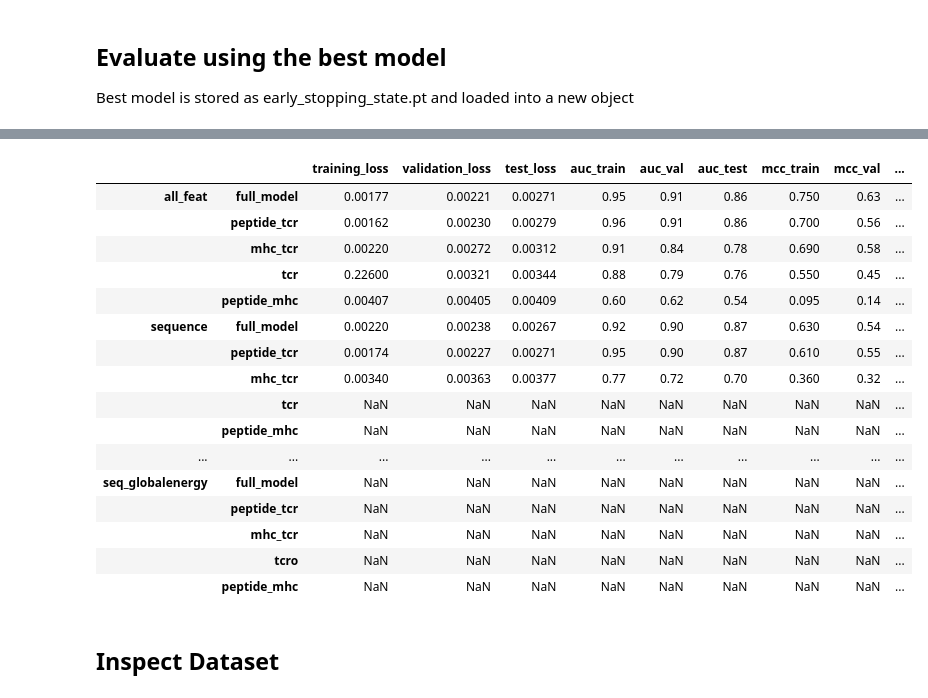
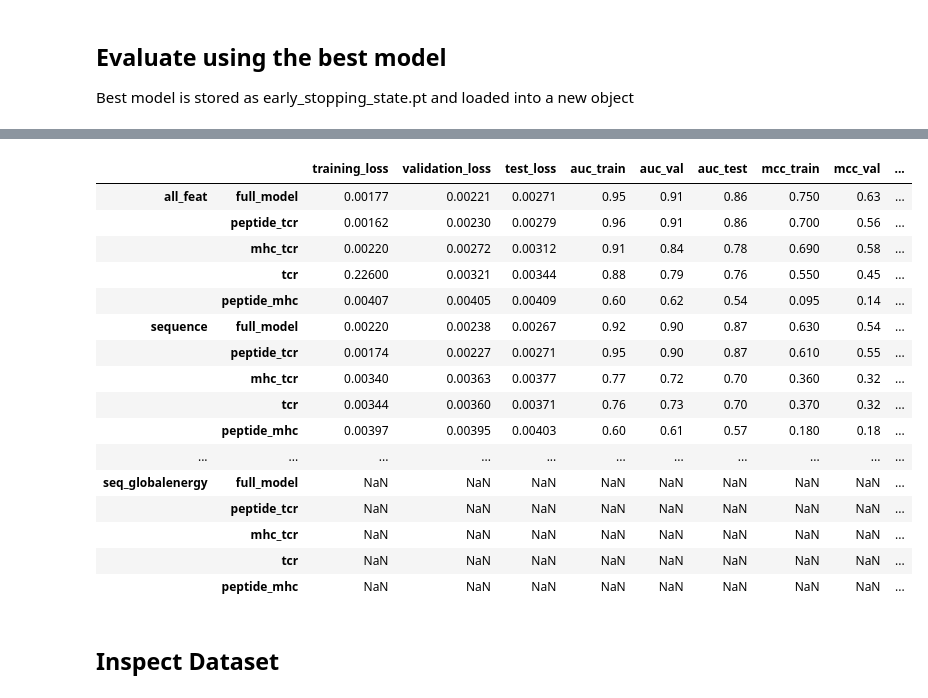
Before and after one commit to chrhjoh/speciale, a Jupyter notebook: scripts/minimize_input.ipynb, the cells around one changed output, grey strips where cells are left out. Drawn from its saved outputs; the diff is of its cells as text; code cells hidden in the pictures.

```diff
--- a/scripts/minimize_input.ipynb
+++ b/scripts/minimize_input.ipynb
@@ -228,40 +228,40 @@ Text(0.5, 1.0, 'Test Data')
 # %%
 arrays=[np.array(["all_feat", "all_feat", "all_feat", "all_feat", "all_feat",
        "sequence", "sequence", "sequence", "sequence", "sequence",
        "energy_terms", "energy_terms", "energy_terms", "energy_terms", "energy_terms",
        "seq_globalenergy", "seq_globalenergy", "seq_globalenergy", "seq_globalenergy", "seq_globalenergy"])
        ,
        np.array(["full_model", "peptide_tcr", "mhc_tcr", "tcr", "peptide_mhc",
        "full_model", "peptide_tcr", "mhc_tcr", "tcr", "peptide_mhc",
        "full_model", "peptide_tcr", "mhc_tcr", "tcr", "peptide_mhc",
-       "full_model", "peptide_tcr", "mhc_tcr", "tcro", "peptide_mhc"])]
+       "full_model", "peptide_tcr", "mhc_tcr", "tcr", "peptide_mhc"])]
 
-pd.DataFrame({"training_loss" : [0.00177, 0.00162, 0.00220, 0.226, 0.00407, 0.00220, 0.00174, 0.00340, None, None, None, None, None, None, None, None, None, None, None, None],
-              "validation_loss" : [0.00221, 0.00230 , 0.00272, 0.00321, 0.00405, 0.00238, 0.00227, 0.00363, None, None, None, None, None, None, None, None, None, None, None, None],
-              "test_loss" : [0.00271, 0.00279, 0.00312, 0.00344, 0.00409, 0.00267, 0.00271, 0.00377, None, None, None, None, None, None, None, None, None, None, None, None],
-              "auc_train" : [0.95, 0.96, 0.91, 0.88, 0.60, 0.92, 0.95, 0.77, None, None, None, None, None, None, None, None, None, None, None, None],
-              "auc_val" : [0.91, 0.91, 0.84, 0.79, 0.62, 0.90, 0.90, 0.72, None, None, None, None, None, None, None, None, None, None, None, None],
-              "auc_test" : [0.86, 0.86, 0.78, 0.76, 0.54, 0.87, 0.87, 0.70, None, None, None, None, None, None, None, None, None, None, None, None],
-              "mcc_train" : [0.75, 0.70, 0.69, 0.55, 0.095, 0.63, 0.61, 0.36, None, None, None, None, None, None, None, None, None, None, None, None],
-              "mcc_val" : [0.63, 0.56, 0.58, 0.45, 0.14, 0.54, 0.55, 0.32, None, None, None, None, None, None, None, None, None, None, None, None],
-              "mcc_test" : [0.54, 0.52, 0.51, 0.41, 0.047, 0.49, 0.47, 0.31, None, None, None, None, None, None, None, None, None, None, None, None]}, index=arrays)
+pd.DataFrame({"training_loss" : [0.00177, 0.00162, 0.00220, 0.226, 0.00407, 0.00220, 0.00174, 0.00340, 0.00344, 0.00397, 0.00183, 0.00181, 0.00196, 0.00233, 0.00250, None, None, None, None, None],
+              "validation_loss" : [0.00221, 0.00230 , 0.00272, 0.00321, 0.00405, 0.00238, 0.00227, 0.00363, 0.00360, 0.00395, 0.00265, 0.00246, 0.00271, 0.00322, 0.00291, None, None, None, None, None],
+              "test_loss" : [0.00271, 0.00279, 0.00312, 0.00344, 0.00409, 0.00267, 0.00271, 0.00377, 0.00371, 0.00403, 0.00308, 0.00289, 0.00313, 0.00361, 0.00330, None, None, None, None, None],
+              "auc_train" : [0.95, 0.96, 0.91, 0.88, 0.60, 0.92, 0.95, 0.77, 0.76, 0.60, 0.94, 0.94, 0.93, 0.92, 0.88, None, None, None, None, None],
+              "auc_val" : [0.91, 0.91, 0.84, 0.79, 0.62, 0.90, 0.90, 0.72, 0.73, 0.61, 0.87, 0.89, 0.85, 0.79, 0.82, None, None, None, None, None],
+              "auc_test" : [0.86, 0.86, 0.78, 0.76, 0.54, 0.87, 0.87, 0.70, 0.70, 0.57, 0.83, 0.85, 0.81, 0.74, 0.78, None, None, None, None, None],
+              "mcc_train" : [0.75, 0.70, 0.69, 0.55, 0.095, 0.63, 0.61, 0.36, 0.37, 0.18, 0.72, 0.61, 0.67, 0.62, 0.62, None, None, None, None, None],
+              "mcc_val" : [0.63, 0.56, 0.58, 0.45, 0.14, 0.54, 0.55, 0.32, 0.32, 0.18, 0.58, 0.51, 0.57, 0.44, 0.54, None, None, None, None, None],
+              "mcc_test" : [0.54, 0.52, 0.51, 0.41, 0.047, 0.49, 0.47, 0.31, 0.31, 0.12, 0.52, 0.47, 0.53, 0.37, 0.49, None, None, None, None, None]}, index=arrays)
 # %% [output]
 |  |  | training_loss | validation_loss | test_loss | auc_train | auc_val | auc_test | mcc_train | mcc_val | ... |
 | all_feat | full_model | 0.00177 | 0.00221 | 0.00271 | 0.95 | 0.91 | 0.86 | 0.750 | 0.63 | ... |
 |  | peptide_tcr | 0.00162 | 0.00230 | 0.00279 | 0.96 | 0.91 | 0.86 | 0.700 | 0.56 | ... |
 |  | mhc_tcr | 0.00220 | 0.00272 | 0.00312 | 0.91 | 0.84 | 0.78 | 0.690 | 0.58 | ... |
 |  | tcr | 0.22600 | 0.00321 | 0.00344 | 0.88 | 0.79 | 0.76 | 0.550 | 0.45 | ... |
 |  | peptide_mhc | 0.00407 | 0.00405 | 0.00409 | 0.60 | 0.62 | 0.54 | 0.095 | 0.14 | ... |
 | sequence | full_model | 0.00220 | 0.00238 | 0.00267 | 0.92 | 0.90 | 0.87 | 0.630 | 0.54 | ... |
 |  | peptide_tcr | 0.00174 | 0.00227 | 0.00271 | 0.95 | 0.90 | 0.87 | 0.610 | 0.55 | ... |
 |  | mhc_tcr | 0.00340 | 0.00363 | 0.00377 | 0.77 | 0.72 | 0.70 | 0.360 | 0.32 | ... |
-|  | tcr | NaN | NaN | NaN | NaN | NaN | NaN | NaN | NaN | ... |
-|  | peptide_mhc | NaN | NaN | NaN | NaN | NaN | NaN | NaN | NaN | ... |
+|  | tcr | 0.00344 | 0.00360 | 0.00371 | 0.76 | 0.73 | 0.70 | 0.370 | 0.32 | ... |
+|  | peptide_mhc | 0.00397 | 0.00395 | 0.00403 | 0.60 | 0.61 | 0.57 | 0.180 | 0.18 | ... |
 | ... | ... | ... | ... | ... | ... | ... | ... | ... | ... | ... |
 | seq_globalenergy | full_model | NaN | NaN | NaN | NaN | NaN | NaN | NaN | NaN | ... |
 |  | peptide_tcr | NaN | NaN | NaN | NaN | NaN | NaN | NaN | NaN | ... |
 |  | mhc_tcr | NaN | NaN | NaN | NaN | NaN | NaN | NaN | NaN | ... |
-|  | tcro | NaN | NaN | NaN | NaN | NaN | NaN | NaN | NaN | ... |
+|  | tcr | NaN | NaN | NaN | NaN | NaN | NaN | NaN | NaN | ... |
 |  | peptide_mhc | NaN | NaN | NaN | NaN | NaN | NaN | NaN | NaN | ... |
 # %% [markdown]
 ## Inspect Dataset
```
Also changed, not shown: parts of 4 cells of this notebook, 1 other file.
